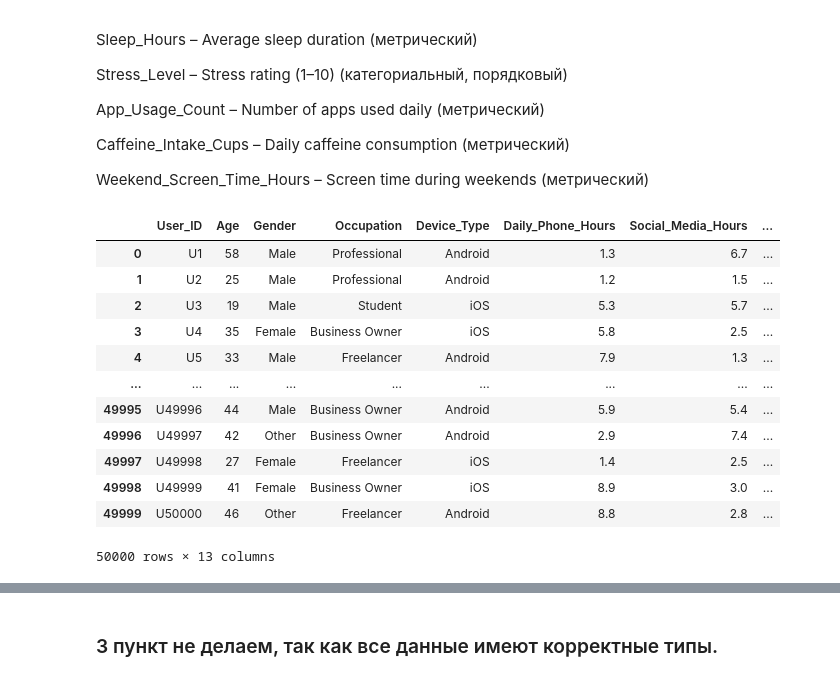
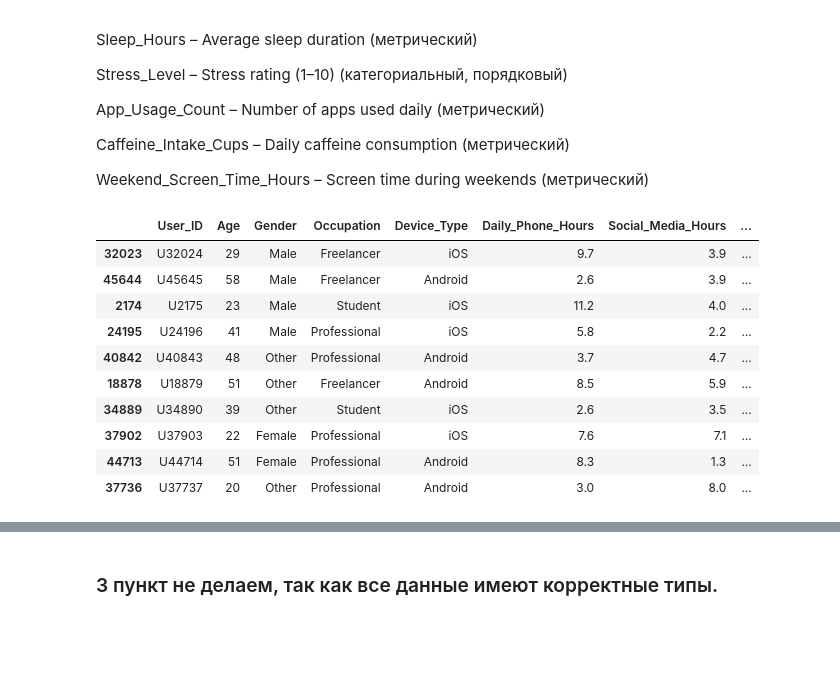
Before and after one commit to ilyaytrewq/Data_analysis_project, a Jupyter notebook: Tikhonov_Takhunov.ipynb, the cells around one changed output, grey strips where cells are left out. Saved outputs shown, nothing was run; the diff lists cells and outputs as text; code cells hidden in the pictures; blank space fills up the shorter version.

```diff
--- a/Tikhonov_Takhunov.ipynb
+++ b/Tikhonov_Takhunov.ipynb
@@ -42,18 +42,16 @@ Weekend_Screen_Time_Hours – Screen time during weekends (метрически
 import pandas as pd
 # %%
 df = pd.read_csv('Smartphone_Usage_Productivity_Dataset_50000.csv')
-df
+df.sample(10)
 # %% [output]
 |  | User_ID | Age | Gender | Occupation | Device_Type | Daily_Phone_Hours | Social_Media_Hours | ... |
-| 0 | U1 | 58 | Male | Professional | Android | 1.3 | 6.7 | ... |
-| 1 | U2 | 25 | Male | Professional | Android | 1.2 | 1.5 | ... |
-| 2 | U3 | 19 | Male | Student | iOS | 5.3 | 5.7 | ... |
-| 3 | U4 | 35 | Female | Business Owner | iOS | 5.8 | 2.5 | ... |
-| 4 | U5 | 33 | Male | Freelancer | Android | 7.9 | 1.3 | ... |
-| ... | ... | ... | ... | ... | ... | ... | ... | ... |
-| 49995 | U49996 | 44 | Male | Business Owner | Android | 5.9 | 5.4 | ... |
-| 49996 | U49997 | 42 | Other | Business Owner | Android | 2.9 | 7.4 | ... |
-| 49997 | U49998 | 27 | Female | Freelancer | iOS | 1.4 | 2.5 | ... |
-| 49998 | U49999 | 41 | Female | Business Owner | iOS | 8.9 | 3.0 | ... |
-| 49999 | U50000 | 46 | Other | Freelancer | Android | 8.8 | 2.8 | ... |
+| 32023 | U32024 | 29 | Male | Freelancer | iOS | 9.7 | 3.9 | ... |
+| 45644 | U45645 | 58 | Male | Freelancer | Android | 2.6 | 3.9 | ... |
+| 2174 | U2175 | 23 | Male | Student | iOS | 11.2 | 4.0 | ... |
+| 24195 | U24196 | 41 | Male | Professional | iOS | 5.8 | 2.2 | ... |
+| 40842 | U40843 | 48 | Other | Professional | Android | 3.7 | 4.7 | ... |
+| 18878 | U18879 | 51 | Other | Freelancer | Android | 8.5 | 5.9 | ... |
+| 34889 | U34890 | 39 | Other | Student | iOS | 2.6 | 3.5 | ... |
+| 37902 | U37903 | 22 | Female | Professional | iOS | 7.6 | 7.1 | ... |
+| 44713 | U44714 | 51 | Female | Professional | Android | 8.3 | 1.3 | ... |
+| 37736 | U37737 | 20 | Other | Professional | Android | 3.0 | 8.0 | ... |
-50000 rows × 13 columns
```
Also changed, not shown: parts of 4 cells of this notebook.
